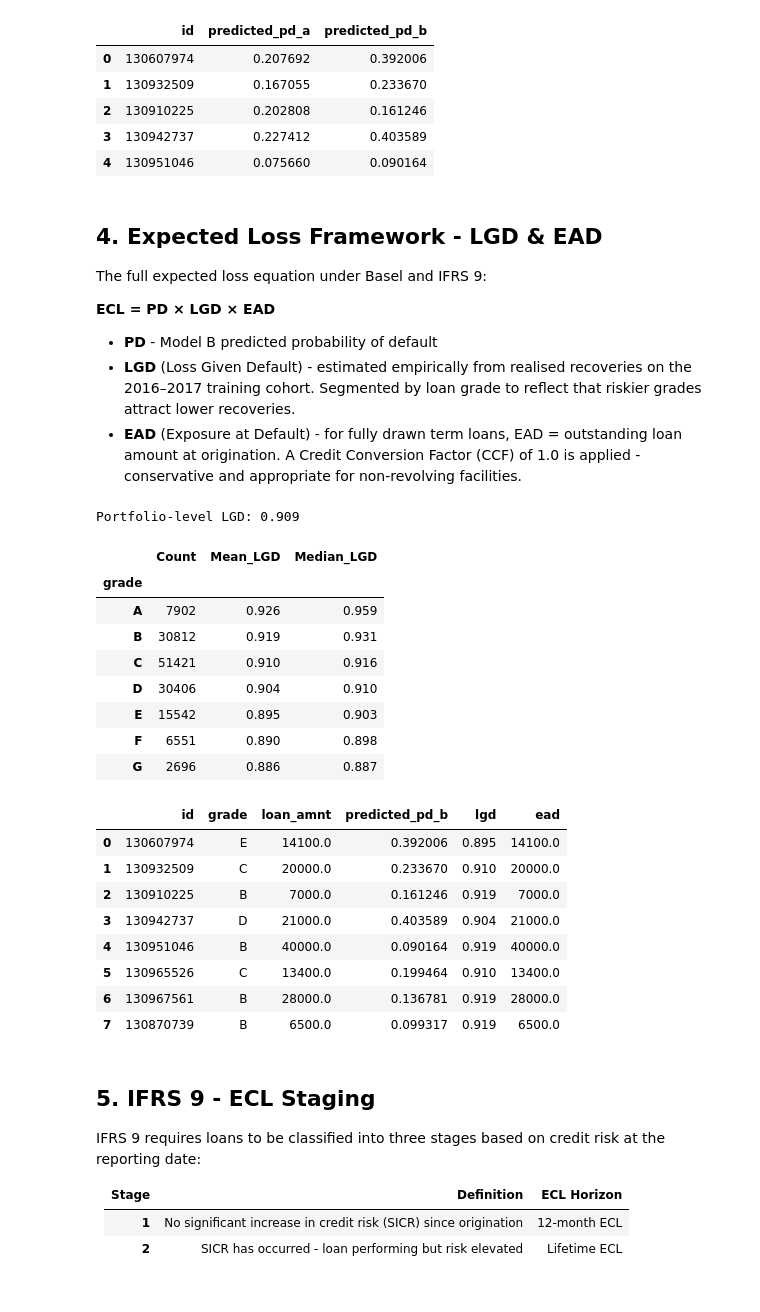
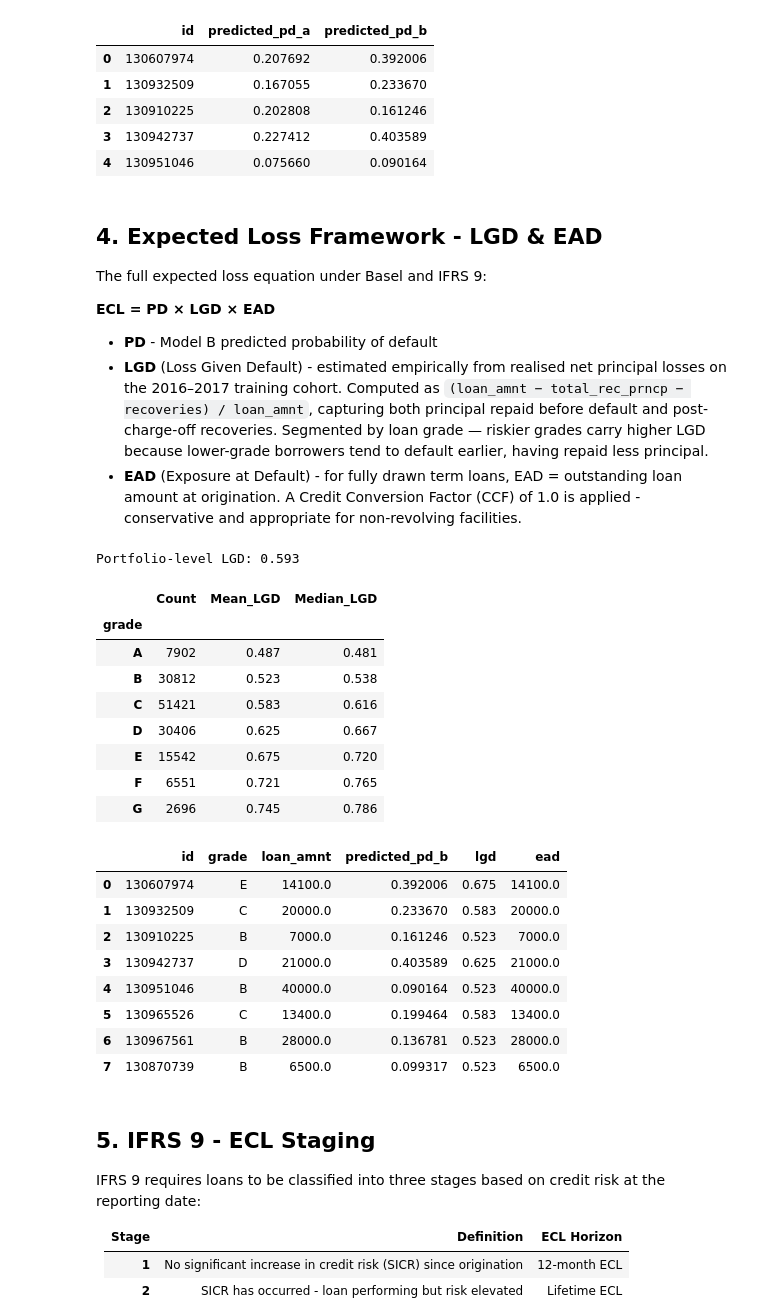
Before and after one commit to BhavyaMehra/retail-credit-risk-pd-model, a Jupyter notebook: notebooks/LendingClub.ipynb, the cells around one changed output. Drawn from its saved outputs; the diff is of its cells as text; code cells hidden in the pictures; blank space fills up the shorter version.

```diff
--- a/notebooks/LendingClub.ipynb
+++ b/notebooks/LendingClub.ipynb
@@ -811,42 +808,42 @@ The full expected loss equation under Basel and IFRS 9:
 **ECL = PD × LGD × EAD**
 
 - **PD** - Model B predicted probability of default
-- **LGD** (Loss Given Default) - estimated empirically from realised recoveries on the 2016–2017 training cohort. Segmented by loan grade to reflect that riskier grades attract lower recoveries.
+- **LGD** (Loss Given Default) - estimated empirically from realised net principal losses on the 2016–2017 training cohort. Computed as `(loan_amnt − total_rec_prncp − recoveries) / loan_amnt`, capturing both principal repaid before default and post-charge-off recoveries. Segmented by loan grade — riskier grades carry higher LGD because lower-grade borrowers tend to default earlier, having repaid less principal.
 - **EAD** (Exposure at Default) - for fully drawn term loans, EAD = outstanding loan amount at origination. A Credit Conversion Factor (CCF) of 1.0 is applied - conservative and appropriate for non-revolving facilities.
 # %%
 #  LGD Estimation
 # df0 retains recoveries and loan_amnt (dropped from df_train/df_test for modeling only)
 # Use 2016-2017 resolved defaults as the estimation cohort
 
 df_lgd_src = df0[
     df0['issue_year'].isin(['2016', '2017']) &
     (df0['default_flag'] == 1)
 ].copy()
 
-df_lgd_src['recovery_rate'] = (df_lgd_src['recoveries'] / df_lgd_src['loan_amnt']).clip(0, 1)
+df_lgd_src['recovery_rate'] = ((df_lgd_src['total_rec_prncp'] + df_lgd_src['recoveries']) / df_lgd_src['loan_amnt']).clip(0, 1)
 df_lgd_src['lgd']           = 1 - df_lgd_src['recovery_rate']
 
 # Grade-level LGD - captures that riskier grades recover less
 lgd_by_grade = (
     df_lgd_src.groupby('grade')['lgd']
     .agg(Count='count', Mean_LGD='mean', Median_LGD='median')
     .round(3)
 )
 
 portfolio_lgd = df_lgd_src['lgd'].mean()
 print(f"Portfolio-level LGD: {portfolio_lgd:.3f}")
 lgd_by_grade
 # %% [output]
-Portfolio-level LGD: 0.909
+Portfolio-level LGD: 0.593
 |  | Count | Mean_LGD | Median_LGD |
 | grade |  |  |  |
-| A | 7902 | 0.926 | 0.959 |
-| B | 30812 | 0.919 | 0.931 |
-| C | 51421 | 0.910 | 0.916 |
-| D | 30406 | 0.904 | 0.910 |
-| E | 15542 | 0.895 | 0.903 |
-| F | 6551 | 0.890 | 0.898 |
-| G | 2696 | 0.886 | 0.887 |
+| A | 7902 | 0.487 | 0.481 |
+| B | 30812 | 0.523 | 0.538 |
+| C | 51421 | 0.583 | 0.616 |
+| D | 30406 | 0.625 | 0.667 |
+| E | 15542 | 0.675 | 0.720 |
+| F | 6551 | 0.721 | 0.765 |
+| G | 2696 | 0.745 | 0.786 |
 # %%
 #  EAD - merge loan_amnt and grade onto df_scores
 # df_test still carries all raw columns (only target-leaking cols were dropped)
@@ -867,14 +864,14 @@ df_portfolio['ead'] = df_portfolio['loan_amnt']
 df_portfolio[['id', 'grade', 'loan_amnt', 'predicted_pd_b', 'lgd', 'ead']].head(8)
 # %% [output]
 |  | id | grade | loan_amnt | predicted_pd_b | lgd | ead |
-| 0 | 130607974 | E | 14100.0 | 0.392006 | 0.895 | 14100.0 |
-| 1 | 130932509 | C | 20000.0 | 0.233670 | 0.910 | 20000.0 |
-| 2 | 130910225 | B | 7000.0 | 0.161246 | 0.919 | 7000.0 |
-| 3 | 130942737 | D | 21000.0 | 0.403589 | 0.904 | 21000.0 |
-| 4 | 130951046 | B | 40000.0 | 0.090164 | 0.919 | 40000.0 |
-| 5 | 130965526 | C | 13400.0 | 0.199464 | 0.910 | 13400.0 |
-| 6 | 130967561 | B | 28000.0 | 0.136781 | 0.919 | 28000.0 |
-| 7 | 130870739 | B | 6500.0 | 0.099317 | 0.919 | 6500.0 |
+| 0 | 130607974 | E | 14100.0 | 0.392006 | 0.675 | 14100.0 |
+| 1 | 130932509 | C | 20000.0 | 0.233670 | 0.583 | 20000.0 |
+| 2 | 130910225 | B | 7000.0 | 0.161246 | 0.523 | 7000.0 |
+| 3 | 130942737 | D | 21000.0 | 0.403589 | 0.625 | 21000.0 |
+| 4 | 130951046 | B | 40000.0 | 0.090164 | 0.523 | 40000.0 |
+| 5 | 130965526 | C | 13400.0 | 0.199464 | 0.583 | 13400.0 |
+| 6 | 130967561 | B | 28000.0 | 0.136781 | 0.523 | 28000.0 |
+| 7 | 130870739 | B | 6500.0 | 0.099317 | 0.523 | 6500.0 |
 # %% [markdown]
 ## 5. IFRS 9 - ECL Staging
 
```
Also changed, not shown: parts of 18 cells of this notebook, 5 other files.
